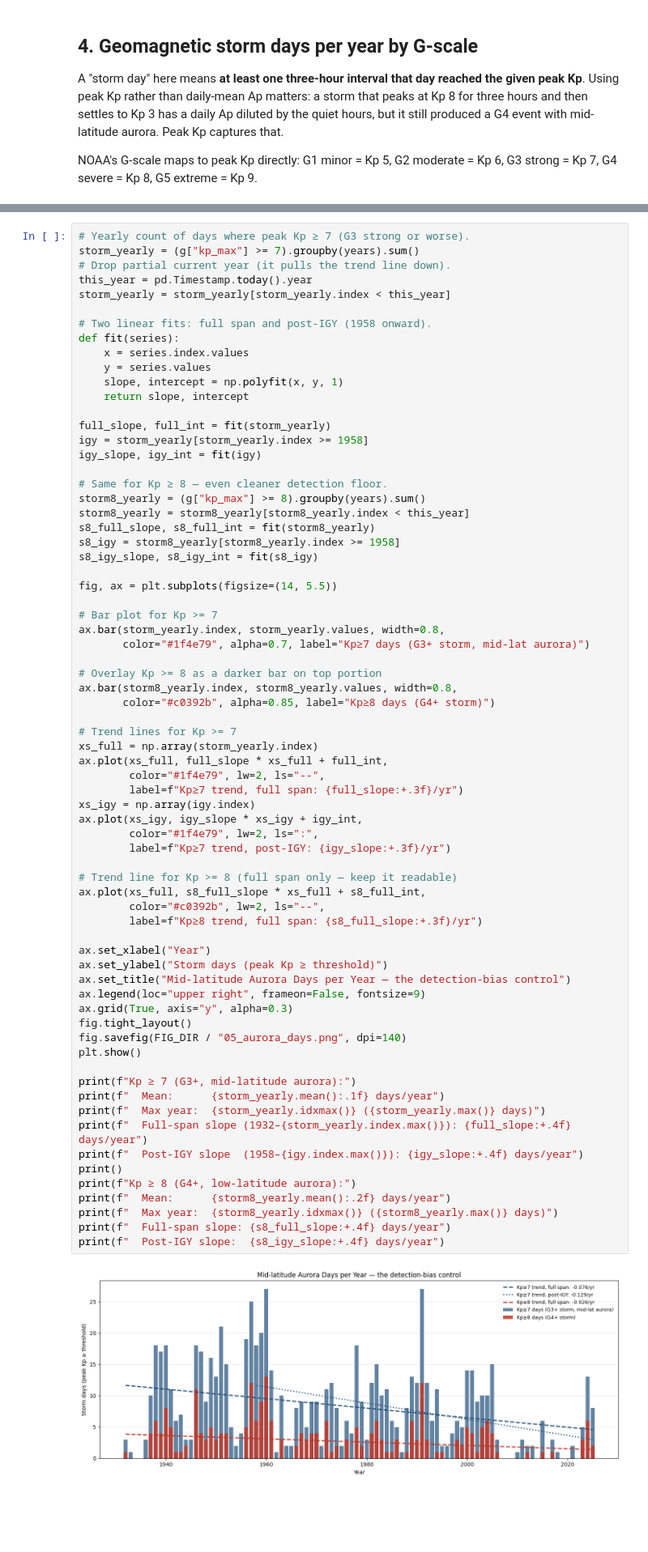
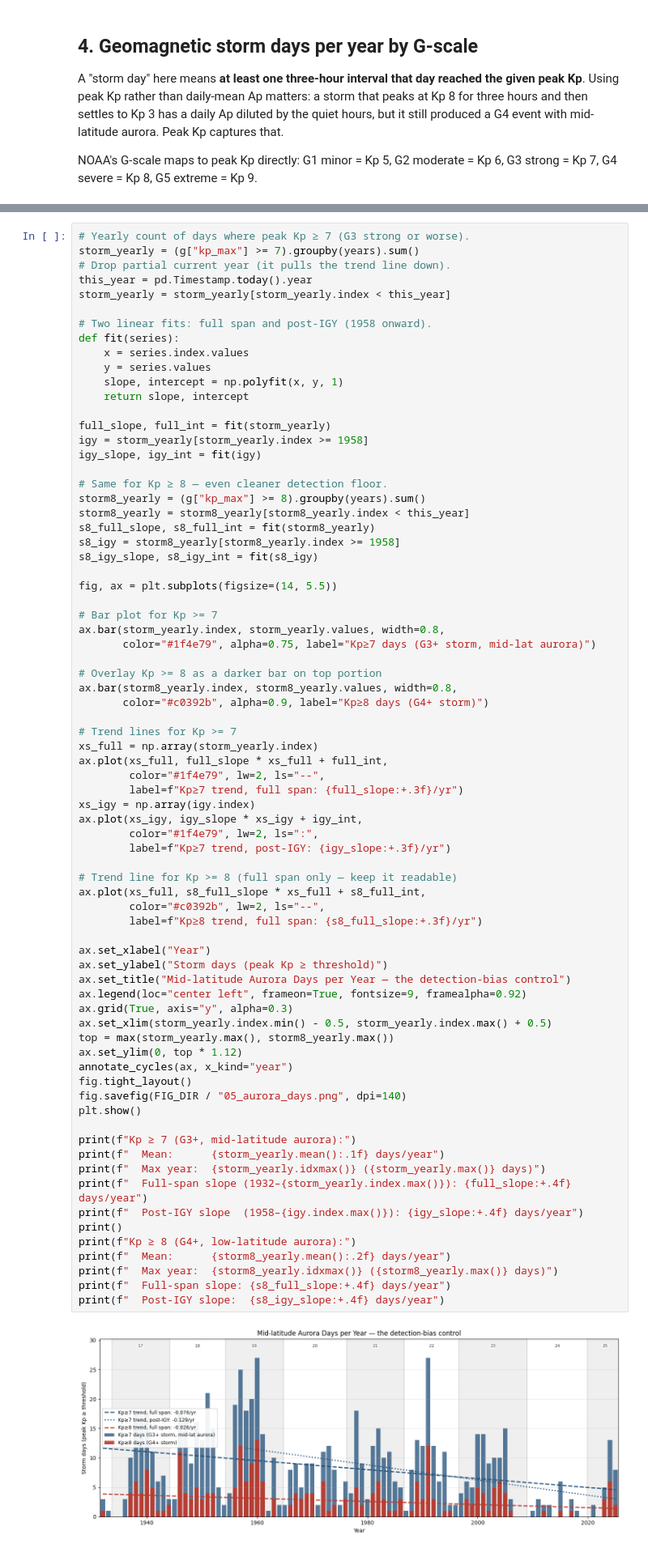
Before and after one commit to Biblejustin/spaceweather, a Jupyter notebook: spaceweather.ipynb, the cells around one changed output, grey strips where cells are left out. Shown at 81% size. Saved outputs shown, nothing was run; the diff lists cells and outputs as text; blank space fills up the shorter version.

```diff
--- a/spaceweather.ipynb
+++ b/spaceweather.ipynb
@@ -252,11 +325,11 @@ fig, ax = plt.subplots(figsize=(14, 5.5))
 
 # Bar plot for Kp >= 7
 ax.bar(storm_yearly.index, storm_yearly.values, width=0.8,
-       color="#1f4e79", alpha=0.7, label="Kp≥7 days (G3+ storm, mid-lat aurora)")
+       color="#1f4e79", alpha=0.75, label="Kp≥7 days (G3+ storm, mid-lat aurora)")
 
 # Overlay Kp >= 8 as a darker bar on top portion
 ax.bar(storm8_yearly.index, storm8_yearly.values, width=0.8,
-       color="#c0392b", alpha=0.85, label="Kp≥8 days (G4+ storm)")
+       color="#c0392b", alpha=0.9, label="Kp≥8 days (G4+ storm)")
 
 # Trend lines for Kp >= 7
 xs_full = np.array(storm_yearly.index)
@@ -266,35 +339,39 @@ ax.plot(xs_full, full_slope * xs_full + full_int,
 xs_igy = np.array(igy.index)
 ax.plot(xs_igy, igy_slope * xs_igy + igy_int,
         color="#1f4e79", lw=2, ls=":",
         label=f"Kp≥7 trend, post-IGY: {igy_slope:+.3f}/yr")
 
 # Trend line for Kp >= 8 (full span only — keep it readable)
 ax.plot(xs_full, s8_full_slope * xs_full + s8_full_int,
         color="#c0392b", lw=2, ls="--",
         label=f"Kp≥8 trend, full span: {s8_full_slope:+.3f}/yr")
 
 ax.set_xlabel("Year")
 ax.set_ylabel("Storm days (peak Kp ≥ threshold)")
 ax.set_title("Mid-latitude Aurora Days per Year — the detection-bias control")
-ax.legend(loc="upper right", frameon=False, fontsize=9)
+ax.legend(loc="center left", frameon=True, fontsize=9, framealpha=0.92)
 ax.grid(True, axis="y", alpha=0.3)
+ax.set_xlim(storm_yearly.index.min() - 0.5, storm_yearly.index.max() + 0.5)
+top = max(storm_yearly.max(), storm8_yearly.max())
+ax.set_ylim(0, top * 1.12)
+annotate_cycles(ax, x_kind="year")
 fig.tight_layout()
 fig.savefig(FIG_DIR / "05_aurora_days.png", dpi=140)
 plt.show()
 
 print(f"Kp ≥ 7 (G3+, mid-latitude aurora):")
 print(f"  Mean:      {storm_yearly.mean():.1f} days/year")
 print(f"  Max year:  {storm_yearly.idxmax()} ({storm_yearly.max()} days)")
 print(f"  Full-span slope (1932–{storm_yearly.index.max()}): {full_slope:+.4f} days/year")
 print(f"  Post-IGY slope  (1958–{igy.index.max()}): {igy_slope:+.4f} days/year")
 print()
 print(f"Kp ≥ 8 (G4+, low-latitude aurora):")
 print(f"  Mean:      {storm8_yearly.mean():.2f} days/year")
 print(f"  Max year:  {storm8_yearly.idxmax()} ({storm8_yearly.max()} days)")
 print(f"  Full-span slope: {s8_full_slope:+.4f} days/year")
 print(f"  Post-IGY slope:  {s8_igy_slope:+.4f} days/year")
 # %% [output]
-[figure, old version]
+[figure, new version]
 Kp ≥ 7 (G3+, mid-latitude aurora):
   Mean:      8.1 days/year
   Max year:  1960 (27 days)
```
Also changed, not shown: parts of 7 cells of this notebook, 4 other files.
